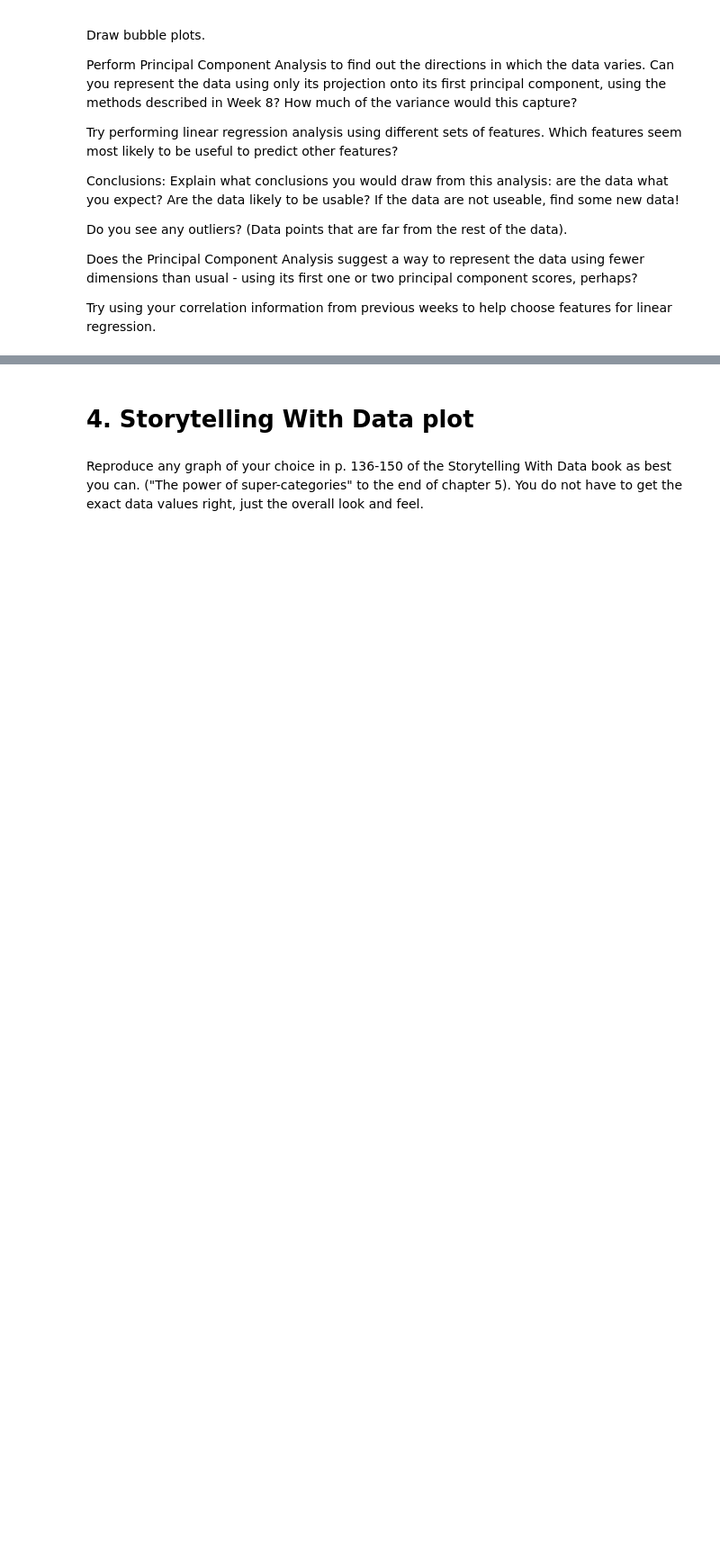
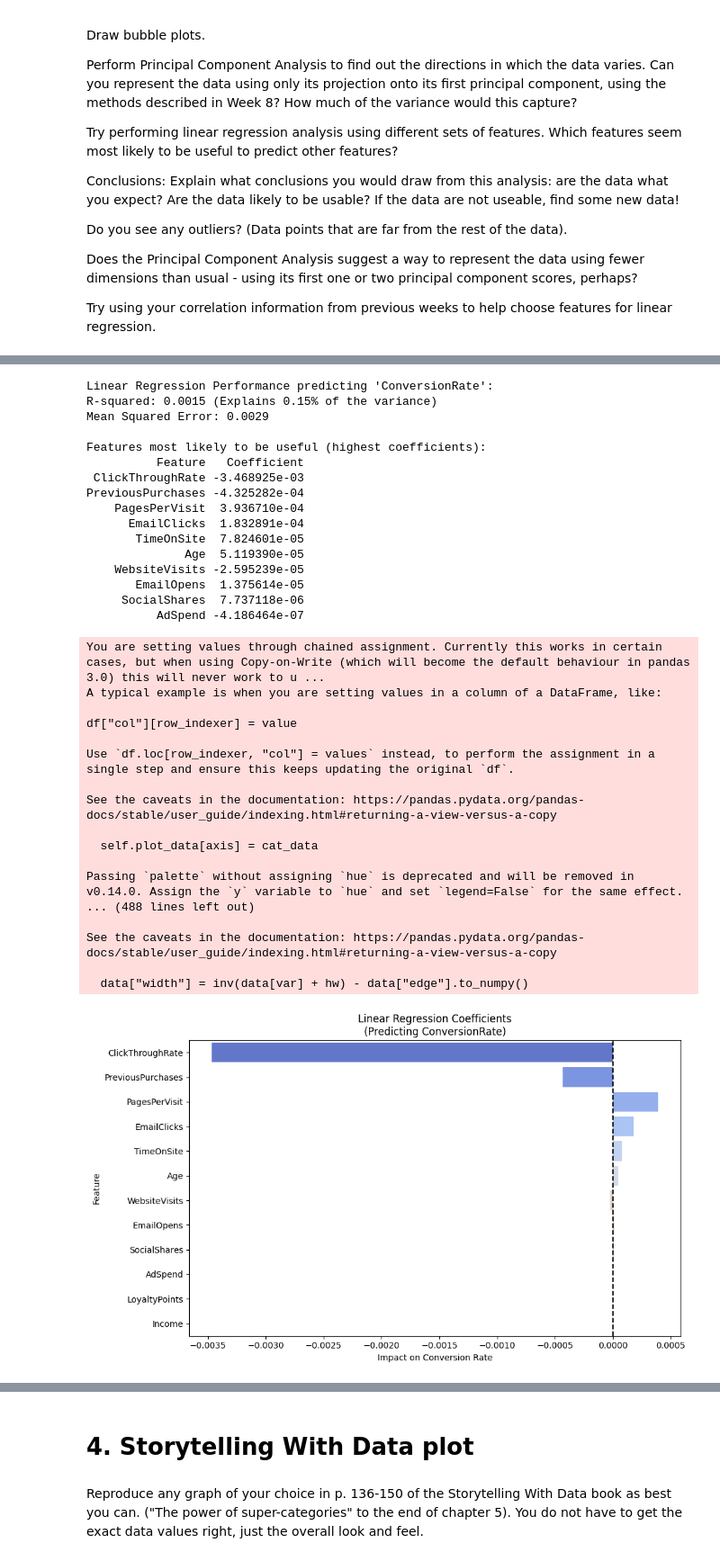
Before and after one commit to aqds-hub/Learning, a Jupyter notebook: Mod b/OMDS-ModB2-Week9-QuintinoDosSantos-Amanda.ipynb, the cells around one changed output, grey strips where cells are left out. Shown at 90% size. Cells and saved outputs as stored; diff of their text form; code cells hidden in the pictures; blank space fills up the shorter version.

Commit message:
completing assignment

```diff
--- a/Mod b/OMDS-ModB2-Week9-QuintinoDosSantos-Amanda.ipynb
+++ b/Mod b/OMDS-ModB2-Week9-QuintinoDosSantos-Amanda.ipynb
@@ -63,0 +141,79 @@ Try using your correlation information from previous weeks to help choose featur
+# %%
+# Linear Regression analysis for predict_conversion_df
+
+# Filter to numeric columns and drop the target 'ConversionRate', the binary 'Conversion', and 'CustomerID'
+target_col = 'ConversionRate'
+numeric_df = predict_conversion_df.select_dtypes(include=[np.number]).dropna()
+X = numeric_df.drop(columns=[target_col, 'Conversion', 'CustomerID'], errors='ignore')
+y = numeric_df[target_col]
+
+# Split data into training and testing sets
+X_train, X_test, y_train, y_test = train_test_split(X, y, test_size=0.2, random_state=42)
+
+# Fit the Linear Regression model
+lr_model = LinearRegression()
+lr_model.fit(X_train, y_train)
+
+# Evaluate the model
+y_pred = lr_model.predict(X_test)
+r2 = r2_score(y_test, y_pred)
+mse = mean_squared_error(y_test, y_pred)
+
+print(f"Linear Regression Performance predicting '{target_col}':")
+print(f"R-squared: {r2:.4f} (Explains {r2*100:.2f}% of the variance)")
+print(f"Mean Squared Error: {mse:.4f}\n")
+
+# Analyze Feature Importance
+coefficients = pd.DataFrame({
+    'Feature': X.columns,
+    'Coefficient': lr_model.coef_,
+    'Abs_Coefficient': np.abs(lr_model.coef_)
+}).sort_values(by='Abs_Coefficient', ascending=False)
+
+print("Features most likely to be useful (highest coefficients):")
+print(coefficients[['Feature', 'Coefficient']].head(10).to_string(index=False))
+
+# Visualize the coefficients
+plt.figure(figsize=(10, 6))
+sns.barplot(x='Coefficient', y='Feature', data=coefficients, palette='coolwarm')
+plt.title('Linear Regression Coefficients\n(Predicting ConversionRate)')
+plt.xlabel('Impact on Conversion Rate')
+plt.ylabel('Feature')
+plt.axvline(x=0, color='black', linestyle='--')
+plt.tight_layout()
+plt.show()
+# %% [output]
+Linear Regression Performance predicting 'ConversionRate':
+R-squared: 0.0015 (Explains 0.15% of the variance)
+Mean Squared Error: 0.0029
+
+Features most likely to be useful (highest coefficients):
+          Feature   Coefficient
+ ClickThroughRate -3.468925e-03
+PreviousPurchases -4.325282e-04
+    PagesPerVisit  3.936710e-04
+      EmailClicks  1.832891e-04
+       TimeOnSite  7.824601e-05
+              Age  5.119390e-05
+    WebsiteVisits -2.595239e-05
+       EmailOpens  1.375614e-05
+     SocialShares  7.737118e-06
+          AdSpend -4.186464e-07
+You are setting values through chained assignment. Currently this works in certain cases, but when using Copy-on-Write (which will become the default behaviour in pandas 3.0) this will never work to u ...
+A typical example is when you are setting values in a column of a DataFrame, like:
+
+df["col"][row_indexer] = value
+
+Use `df.loc[row_indexer, "col"] = values` instead, to perform the assignment in a single step and ensure this keeps updating the original `df`.
+
+See the caveats in the documentation: https://pandas.pydata.org/pandas-docs/stable/user_guide/indexing.html#returning-a-view-versus-a-copy
+
+  self.plot_data[axis] = cat_data
+
+Passing `palette` without assigning `hue` is deprecated and will be removed in v0.14.0. Assign the `y` variable to `hue` and set `legend=False` for the same effect.
+... (488 lines left out)
+
+See the caveats in the documentation: https://pandas.pydata.org/pandas-docs/stable/user_guide/indexing.html#returning-a-view-versus-a-copy
+
+  data["width"] = inv(data[var] + hw) - data["edge"].to_numpy()
+[figure, added]
```
Also changed, not shown: parts of 12 cells of this notebook, 3 other files.
